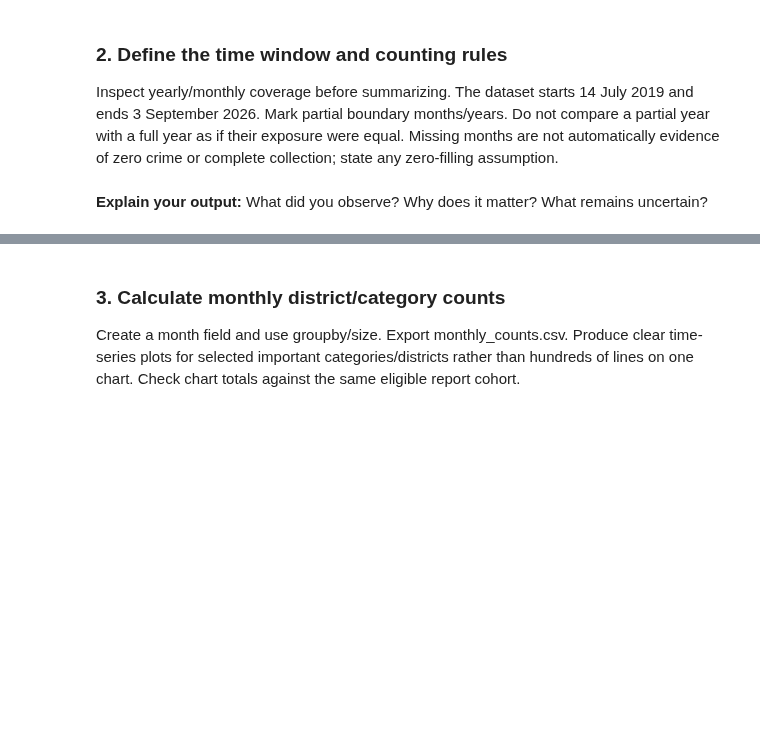
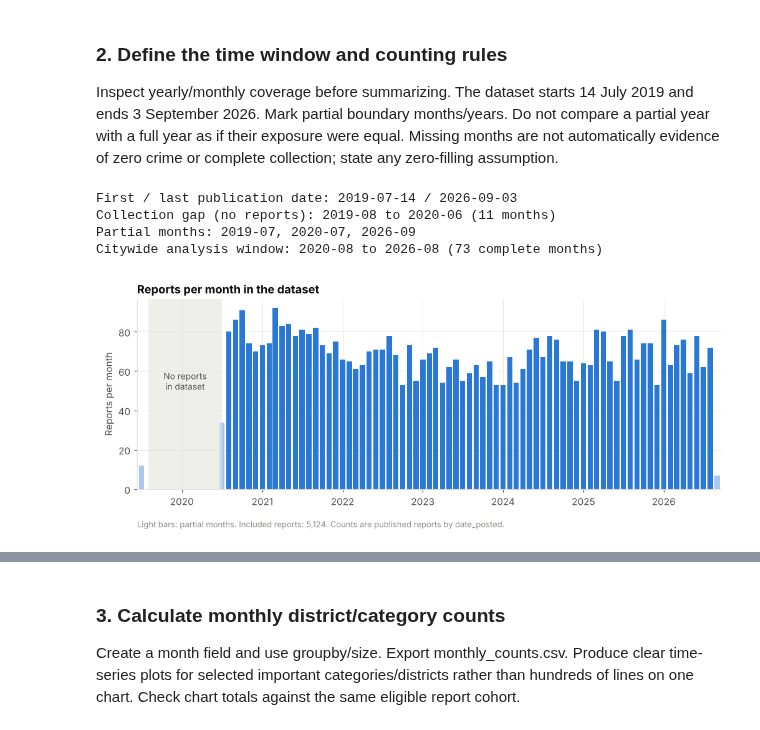
Before and after one commit to mshongwe775/bremen-crime-data-analytics, a Jupyter notebook: team_notebooks/05_time_and_anomalies.ipynb, the cells around one changed output, grey strips where cells are left out. Drawn from its saved outputs; the diff is of its cells as text; code cells hidden in the pictures; blank space fills up the shorter version.

```diff
--- a/team_notebooks/05_time_and_anomalies.ipynb
+++ b/team_notebooks/05_time_and_anomalies.ipynb
@@ -97,2 +209,45 @@ Inspect yearly/monthly coverage before summarizing. The dataset starts 14 July 2
-# %% [markdown]
-**Explain your output:** What did you observe? Why does it matter? What remains uncertain?
+# %%
+# Monthly report counts over the full publication range, zero-filled only to expose gaps.
+cohort["month"] = cohort["date_posted"].dt.to_period("M")
+all_months = pd.period_range(cohort["month"].min(), cohort["month"].max(), freq="M")
+monthly_total = cohort.groupby("month").size().reindex(all_months, fill_value=0)
+
+observed = monthly_total.gt(0)
+gap_months = monthly_total.index[~observed]
+# A month is partial when collection starts or stops inside it.
+partial_months = {all_months[0], all_months[-1]}
+for position in range(1, len(all_months) - 1):
+    if observed.iloc[position] and (not observed.iloc[position - 1] or not observed.iloc[position + 1]):
+        partial_months.add(all_months[position])
+complete_months = [m for m in all_months if observed[m] and m not in partial_months]
+
+CITY_START, END_MONTH = min(complete_months), max(complete_months)
+assert all(observed[m] for m in pd.period_range(CITY_START, END_MONTH, freq="M")), "Gap inside the analysis window."
+print("First / last publication date:", cohort["date_posted"].min().date(), "/", cohort["date_posted"].max().date())
+print("Collection gap (no reports):", gap_months.min(), "to", gap_months.max(), f"({len(gap_months)} months)")
+print("Partial months:", ", ".join(str(m) for m in sorted(partial_months)))
+print("Citywide analysis window:", CITY_START, "to", END_MONTH,
+      f"({len(pd.period_range(CITY_START, END_MONTH, freq='M'))} complete months)")
+# %% [output]
+First / last publication date: 2019-07-14 / 2026-09-03
+Collection gap (no reports): 2019-08 to 2020-06 (11 months)
+Partial months: 2019-07, 2020-07, 2026-09
+Citywide analysis window: 2020-08 to 2026-08 (73 complete months)
+# %%
+# Figure 1: what the data covers.
+fig, ax = plt.subplots(figsize=(11, 3.6))
+x = all_months.to_timestamp()
+colors = [LIGHT_BLUE if m in partial_months else BLUE for m in all_months]
+ax.bar(x, monthly_total.values, width=24, color=colors)
+gap_start, gap_end = gap_months.min().to_timestamp(), (gap_months.max() + 1).to_timestamp()
+ax.axvspan(gap_start, gap_end, color=GRID, alpha=0.6, lw=0)
+ax.text(gap_start + (gap_end - gap_start) / 2, monthly_total.max() * 0.55,
+        "No reports\nin dataset", ha="center", color=INK2, fontsize=9)
+ax.set(title="Reports per month in the dataset", ylabel="Reports per month",
+       xlim=(x[0] - pd.Timedelta(days=20), x[-1] + pd.Timedelta(days=20)))
+ax.xaxis.set_major_locator(mdates.YearLocator()); ax.xaxis.set_major_formatter(mdates.DateFormatter("%Y"))
+ax.text(0, -0.2, f"Light bars: partial months. Included reports: {len(cohort):,}. Counts are published reports by date_posted.",
+        transform=ax.transAxes, color=MUTED, fontsize=8.5)
+save_figure(fig, "fig1_monthly_coverage.png")
+# %% [output]
+[figure, added]
```
Also changed, not shown: parts of 44 cells of this notebook, 11 other files.
